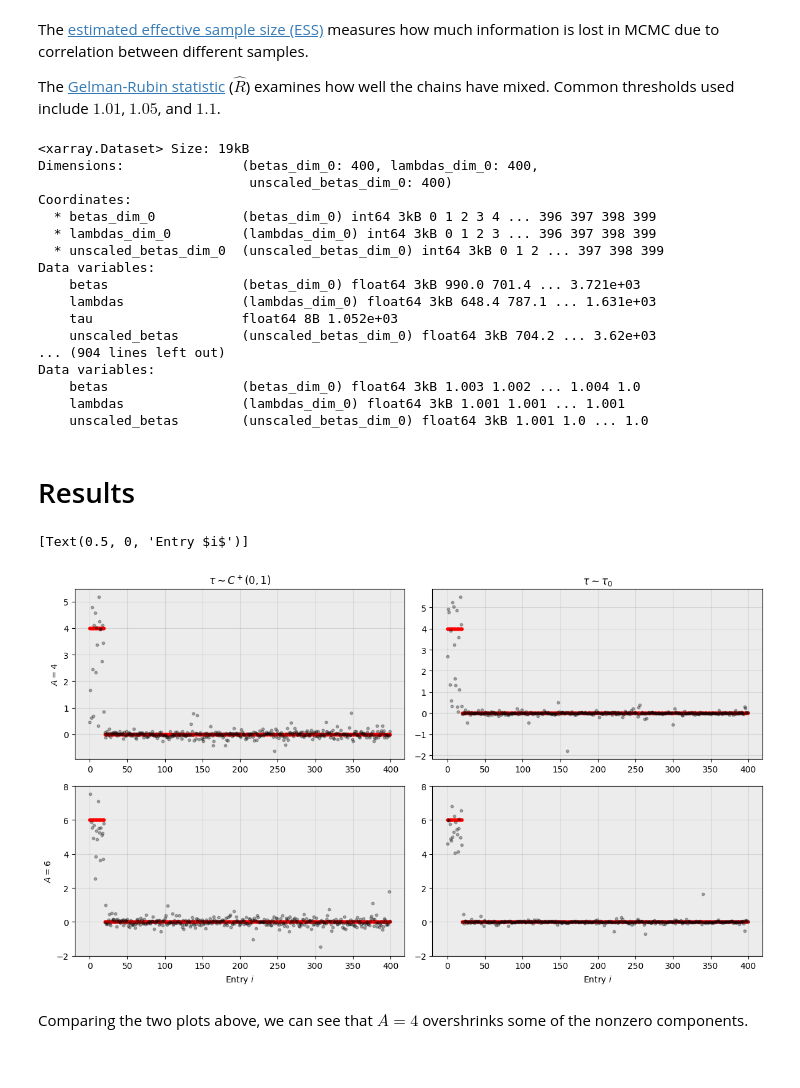
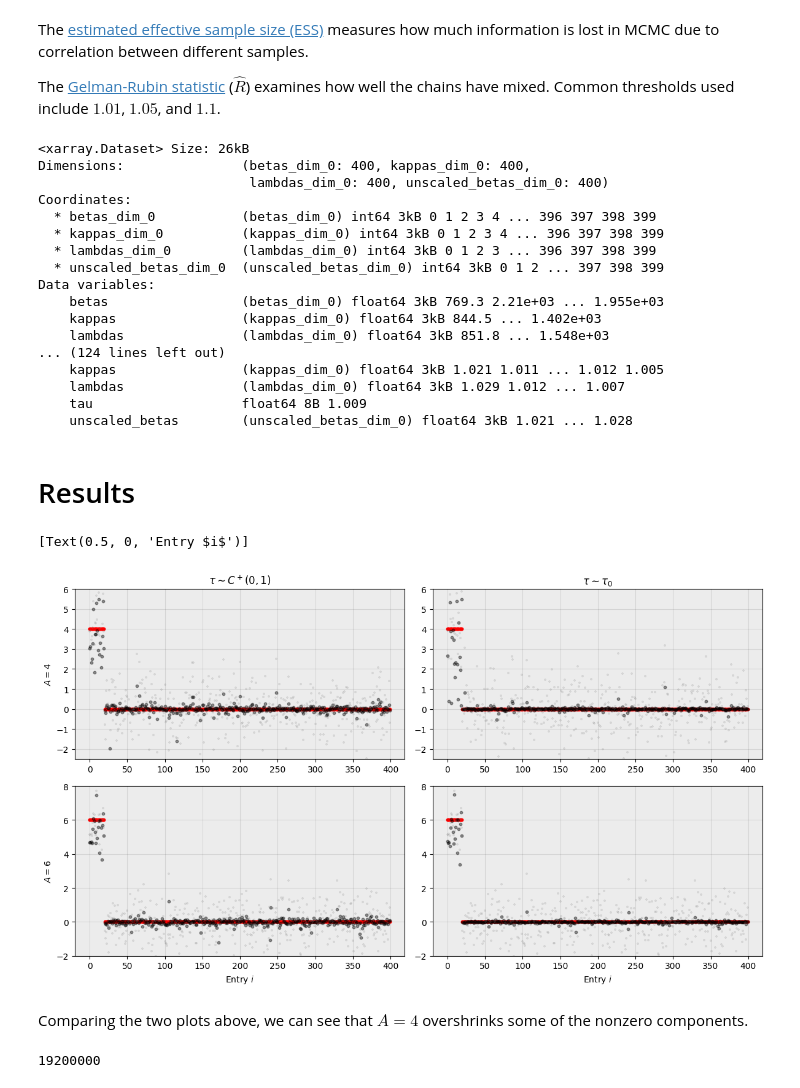
Before and after one commit to Grace0124/numpyro, a Jupyter notebook: horseshoe_prior_2.ipynb, the cells around one changed output. Saved outputs shown, nothing was run; the diff lists cells and outputs as text; code cells hidden in the pictures.

Commit message:
Added density graph for kappa_i

```diff
--- a/horseshoe_prior_2.ipynb
+++ b/horseshoe_prior_2.ipynb
@@ -67,18 +72,21 @@ def horseshoe_linear_model(tau, y=None, sigma=1):
        array y: dependent variable
        int sigma: stdev of y
     '''
-    n_predictors = y.shape[0]
+    p0 = 20
+
     if tau == "Half-Cauchy":
        tau = numpyro.sample('tau', dist.HalfCauchy(1))
     elif tau =="Tau_0":
-       tau = (20 * sigma) / (400 - 20)
+       tau = (p0 / (n-p0)) * sigma
     else:
        raise ValueError
-    lambdas = numpyro.sample("lambdas", dist.HalfCauchy(jnp.ones(n_predictors)))
+    lambdas = numpyro.sample("lambdas", dist.HalfCauchy(jnp.ones(n)))
     # slightly different parametrization for efficiency
-    unscaled_betas = numpyro.sample("unscaled_betas", dist.Normal(0, 1).expand([n_predictors]))
+    unscaled_betas = numpyro.sample("unscaled_betas", dist.Normal(0, 1).expand([n]))
     scaled_betas = numpyro.deterministic("betas", tau*lambdas*unscaled_betas)
 
+    kappas = numpyro.deterministic("kappas", 1 / (1+lambdas**2))
+
     numpyro.sample('y', dist.Normal(scaled_betas, sigma), obs=y)
 # %% [markdown]
 <h1> Run and Evaluate MCMC </h1>
@@ -86,30 +94,35 @@ def horseshoe_linear_model(tau, y=None, sigma=1):
 def run_mcmc(tau, y):
     horseshoe_mcmc = MCMC(
         NUTS(horseshoe_linear_model),
-        num_warmup=500,
+        num_warmup=1000,
         num_samples=1000,
         num_chains = 4
     )
-    horseshoe_mcmc.run(random.PRNGKey(1), tau=tau, y=y)
+    horseshoe_mcmc.run(random.PRNGKey(2), tau=tau, y=y)
     return horseshoe_mcmc
 
 all_samples = {}
 all_mcmc_runs = []
+kappas = []
 for A, (y_realizations, beta_stars) in all_data.items():
     all_samples[A] = {}
     samples = []
     for y in y_realizations:
         mcmc_1 = run_mcmc(tau="Half-Cauchy", y=y)
-        samples.append(mcmc_1.get_samples())
+        samples_1 = mcmc_1.get_samples()
+        samples.append(samples_1)
         all_mcmc_runs.append(mcmc_1)
+        kappas.append(samples_1['kappas'])
     all_samples[A]['Half-Cauchy'] = samples
 
 for A, (y_realizations, beta_stars) in all_data.items():
     samples = []
     for y in y_realizations:
         mcmc_2 = run_mcmc(tau="Tau_0", y=y)
-        samples.append(mcmc_2.get_samples())
+        samples_2 = mcmc_2.get_samples()
+        samples.append(samples_2)
         all_mcmc_runs.append(mcmc_2)
+        kappas.append(samples_2["kappas"])
     all_samples[A]['Tau_0'] = samples
 
 # all_samples is a dictionary
@@ -119,62 +132,70 @@ The <a href=https://mc-stan.org/docs/2_21/reference-manual/effective-sample-size
 
 The <a href=https://arxiv.org/abs/1812.09384>Gelman-Rubin statistic</a> ($\hat{R}$) examines how well the chains have mixed. Common thresholds used include $1.01$, $1.05$, and $1.1$.
 # %%
-for mcmc in all_mcmc_runs:
+for mcmc in all_mcmc_runs[:5]:
     print(az.ess(mcmc))
     print(az.rhat(mcmc))
 # %% [output]
-<xarray.Dataset> Size: 19kB
-Dimensions:               (betas_dim_0: 400, lambdas_dim_0: 400,
-                           unscaled_betas_dim_0: 400)
+<xarray.Dataset> Size: 26kB
+Dimensions:               (betas_dim_0: 400, kappas_dim_0: 400,
+                           lambdas_dim_0: 400, unscaled_betas_dim_0: 400)
 Coordinates:
   * betas_dim_0           (betas_dim_0) int64 3kB 0 1 2 3 4 ... 396 397 398 399
+  * kappas_dim_0          (kappas_dim_0) int64 3kB 0 1 2 3 4 ... 396 397 398 399
   * lambdas_dim_0         (lambdas_dim_0) int64 3kB 0 1 2 3 ... 396 397 398 399
   * unscaled_betas_dim_0  (unscaled_betas_dim_0) int64 3kB 0 1 2 ... 397 398 399
 Data variables:
-    betas                 (betas_dim_0) float64 3kB 990.0 701.4 ... 3.721e+03
-    lambdas               (lambdas_dim_0) float64 3kB 648.4 787.1 ... 1.631e+03
-    tau                   float64 8B 1.052e+03
-    unscaled_betas        (unscaled_betas_dim_0) float64 3kB 704.2 ... 3.62e+03
-... (904 lines left out)
-Data variables:
-    betas                 (betas_dim_0) float64 3kB 1.003 1.002 ... 1.004 1.0
-    lambdas               (lambdas_dim_0) float64 3kB 1.001 1.001 ... 1.001
-    unscaled_betas        (unscaled_betas_dim_0) float64 3kB 1.001 1.0 ... 1.0
+    betas                 (betas_dim_0) float64 3kB 769.3 2.21e+03 ... 1.955e+03
+    kappas                (kappas_dim_0) float64 3kB 844.5 ... 1.402e+03
+    lambdas               (lambdas_dim_0) float64 3kB 851.8 ... 1.548e+03
+... (124 lines left out)
+    kappas                (kappas_dim_0) float64 3kB 1.021 1.011 ... 1.012 1.005
+    lambdas               (lambdas_dim_0) float64 3kB 1.029 1.012 ... 1.007
+    tau                   float64 8B 1.009
+    unscaled_betas        (unscaled_betas_dim_0) float64 3kB 1.021 ... 1.028
 # %% [markdown]
 <h1> Results </h1>
 # %%
-def plot_posterior_betas(A, beta_stars, posterior_samples, ax):
-    i = random.randrange(0, len(beta_stars))
+def plot_posterior_betas(beta_stars, y, posterior_samples, ax):
+    i = randrange(0, len(beta_stars)) # randomly choose one iteration
     estimated_betas = posterior_samples[i]['betas'].mean(axis=0) # get the average value of beta_i for all 4000 samples (4 chains x 1000 samples/chain)
-    ax.scatter(range(len(beta_stars[i])), beta_stars[i], color='red', s=10, label='True Betas' if i == 0 else "") # plot actual betas
-    ax.scatter(range(len(estimated_betas)), estimated_betas, color='black', s=10, alpha=0.3, label='Estimated Betas' if i == 0 else "") # plot estimated betas
+    ax.scatter(range(len(beta_stars[i])), beta_stars[i], color='red', s=10) # plot actual betas
+    ax.scatter(range(len(estimated_betas)), estimated_betas, color='black', s=10, alpha=0.4) # plot estimated betas
+    ax.scatter(range(len(y[i])), y[i], s=10, alpha=0.2, color='grey', marker='+') # plot y values
 
 
 fig, ((ax1, ax2), (ax3, ax4)) = plt.subplots(2, 2, figsize=(12, 7), layout="tight")
 for ax in [ax1, ax2, ax3, ax4]:
     #ax.label_outer() # hide x-labels and tick labels for some plots
     ax.set_facecolor("#ECECEC") # set graph background color to grey
     ax.grid(visible=True, color="black", alpha=0.1) # add grid lines
 
-# resetting y-axis range so that the bottom two graphs line up
+# resetting y-axis range so that the graphs line up
 ax4.set_ylim([-2, 8])
 ax3.set_ylim([-2, 8])
+ax2.set_ylim([-2.5, 6])
+ax1.set_ylim([-2.5, 6])
 
 # call plotting function on every combination of ["Half-Cauchy", "Tau_0"] x [4, 6]
 d = {4: {"Half-Cauchy": ax1, "Tau_0": ax2}, 6: {"Half-Cauchy": ax3, "Tau_0": ax4}}
 for A in A_values:
     for tau in ["Half-Cauchy", "Tau_0"]:
-        y_realizations, beta_stars = all_data[A]
-        plot_posterior_betas(A, beta_stars, all_samples[A][tau], d[A][tau])
+        y, beta_stars = all_data[A]
+        plot_posterior_betas(beta_stars, y, all_samples[A][tau], d[A][tau])
 
 # add labels to graph
 ax1.set_title(r'$\tau \sim C^+(0, 1)$')
 ax2.set_title(r'$\tau \sim \tau_0$')
 ax1.set(ylabel=r'$A=4$')
 ax3.set(ylabel=r'$A=6$', xlabel=r'Entry $i$')
 ax4.set(xlabel=r'Entry $i$')
 # %% [output]
 [Text(0.5, 0, 'Entry $i$')]
-[figure, old version]
+[figure, new version]
 # %% [markdown]
 Comparing the two plots above, we can see that $A=4$ overshrinks some of the nonzero components.
+# %%
+kappas = np.ndarray.flatten(np.array(kappas))
+len(kappas)
+# %% [output]
+19200000
```
Also changed, not shown: parts of 5 cells of this notebook.
